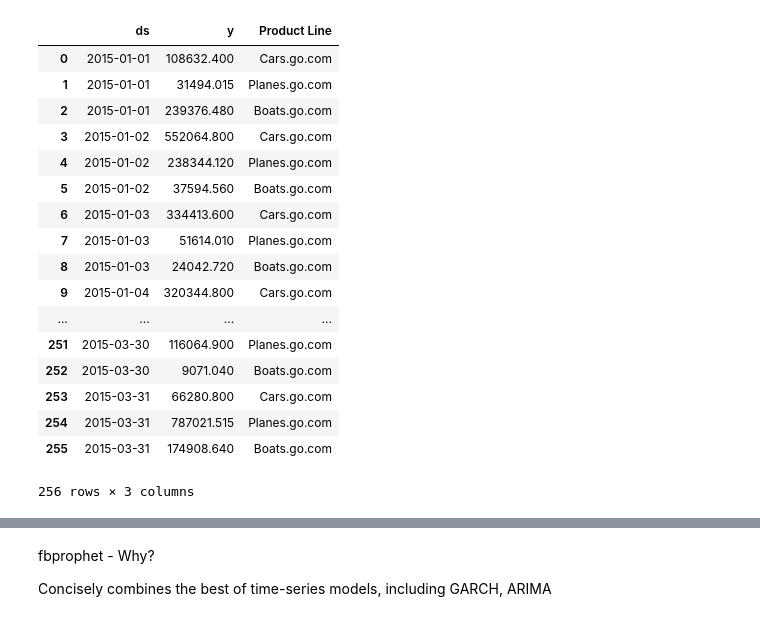
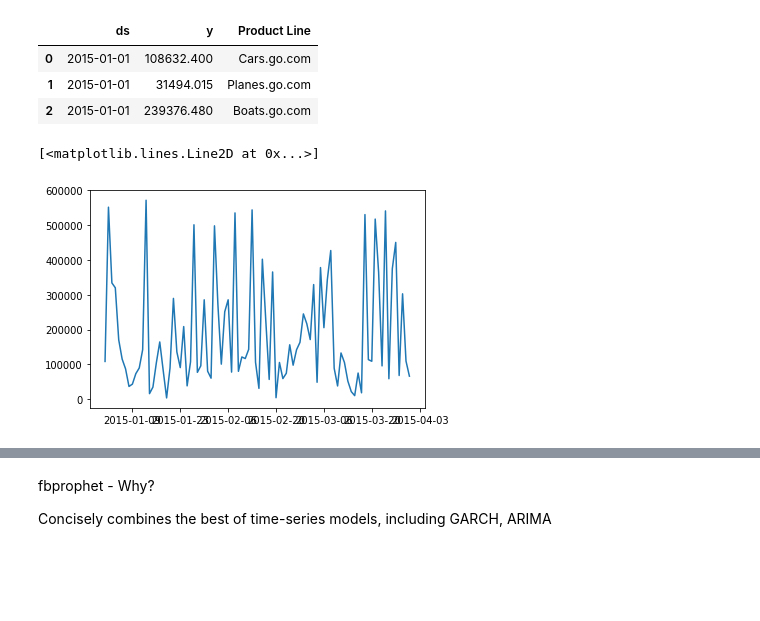
Before and after one commit to tzw5099/yippy, a Jupyter notebook: yip.ipynb, the cells around one changed output, grey strips where cells are left out. Cells and saved outputs as stored; diff of their text form; code cells hidden in the pictures; blank space fills up the shorter version.

```diff
--- a/yip.ipynb
+++ b/yip.ipynb
@@ -33,23 +12,16 @@ hist_df
 # %%
-sales_df
+sales_df.head(3)
 # %% [output]
 |  | ds | y | Product Line |
 | 0 | 2015-01-01 | 108632.400 | Cars.go.com |
 | 1 | 2015-01-01 | 31494.015 | Planes.go.com |
 | 2 | 2015-01-01 | 239376.480 | Boats.go.com |
-| 3 | 2015-01-02 | 552064.800 | Cars.go.com |
-| 4 | 2015-01-02 | 238344.120 | Planes.go.com |
-| 5 | 2015-01-02 | 37594.560 | Boats.go.com |
-| 6 | 2015-01-03 | 334413.600 | Cars.go.com |
-| 7 | 2015-01-03 | 51614.010 | Planes.go.com |
-| 8 | 2015-01-03 | 24042.720 | Boats.go.com |
-| 9 | 2015-01-04 | 320344.800 | Cars.go.com |
-| ... | ... | ... | ... |
-| 251 | 2015-03-30 | 116064.900 | Planes.go.com |
-| 252 | 2015-03-30 | 9071.040 | Boats.go.com |
-| 253 | 2015-03-31 | 66280.800 | Cars.go.com |
-| 254 | 2015-03-31 | 787021.515 | Planes.go.com |
-| 255 | 2015-03-31 | 174908.640 | Boats.go.com |
-256 rows × 3 columns
 # %%
 sales_df_cars = sales_df.loc[sales_df['Product Line'] == 'Cars.go.com'][['ds', 'y']]
+x = sales_df_cars[['ds']].values
+y = sales_df_cars[['y']].values
+fig, ax = plt.subplots()
+ax.plot(x, y)
+# %% [output]
+[<matplotlib.lines.Line2D at 0x...>]
+[figure, added]
```
Also changed, not shown: parts of 7 cells of this notebook.
